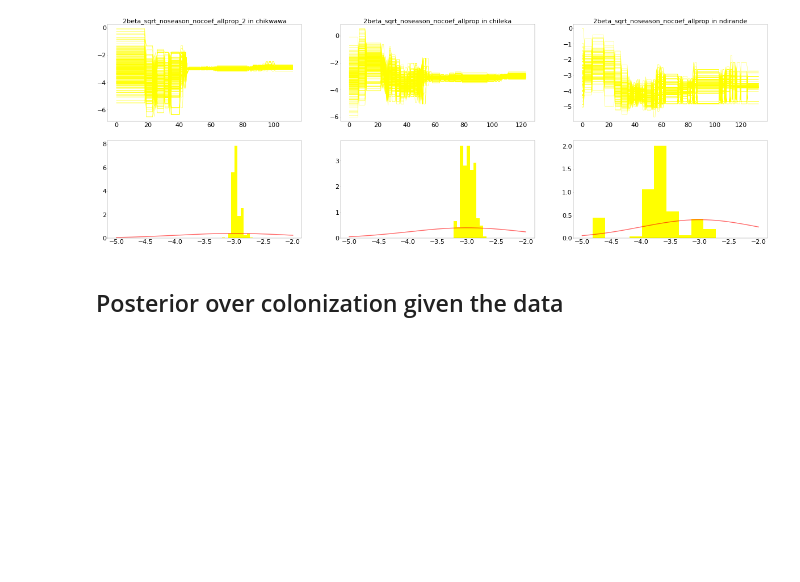
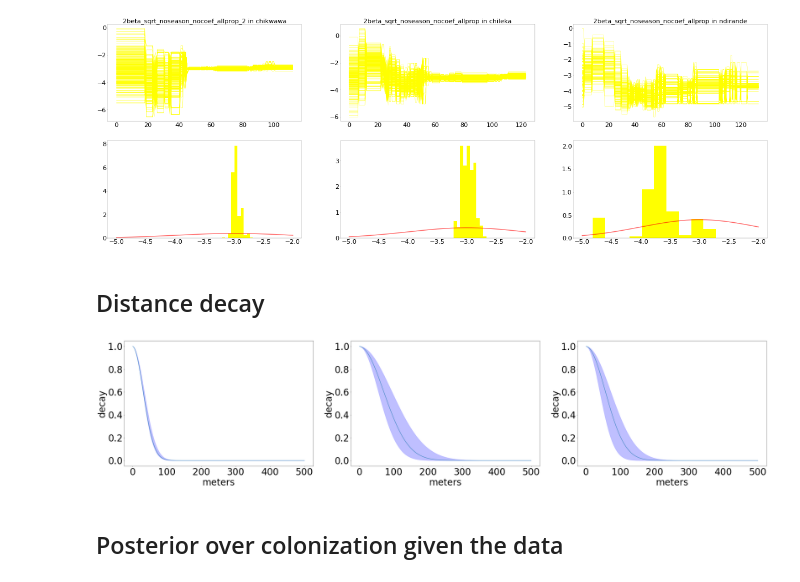
Before and after one commit to LorenzoRimella/SMC2-ILM, a Jupyter notebook: ECOLI/Check simulations.ipynb, the cells around one changed output. Drawn from its saved outputs; the diff is of its cells as text; code cells hidden in the pictures; blank space fills up the shorter version.

```diff
--- a/ECOLI/Check simulations.ipynb
+++ b/ECOLI/Check simulations.ipynb
@@ -348,6 +348,33 @@ plot_parameter_best(theta, second_best, best_simulation, [2, 2, 2], prior_dict,
 # %% [output]
 [figure]
 [figure]
+# %% [markdown]
+## Distance decay
+# %%
+fig, (ax) = plt.subplots(1, 3, figsize=(50, 10), dpi=50)
+
+cities = ["chikwawa", "chileka", "ndirande"]
+
+for i in range(3):
+    city = cities[i]
+    ax[i].set_xlabel('meters', fontsize=40)
+    ax[i].set_ylabel('decay',  fontsize=40)
+
+    ax[i].xaxis.set_tick_params(labelsize=40)
+    ax[i].yaxis.set_tick_params(labelsize=40)
+
+    x = np.reshape(np.linspace(1, 500, 5000), (1, 5000))
+
+    phi = np.exp(theta[best[city][0]][city][best_simulation[best[city][0]][city]][:,-1,-1])
+    phi = np.reshape(phi, (phi.shape[0], 1))
+
+    decay = distances_phi(x, phi)
+    decay_quantile = np.quantile(decay, (0.05, 0.5, 0.95), axis = 0)
+
+    ax[i].plot(x[0,:], decay_quantile[1,:])
+    ax[i].fill_between(x[0,:], y1 = decay_quantile[0,:], y2 = decay_quantile[2,:], color= "blue", alpha = 0.25)
+# %% [output]
+[figure, added]
 # %% [markdown]
 ## Posterior over colonization given the data
 # %%
```
Also changed, not shown: 2 other files.
